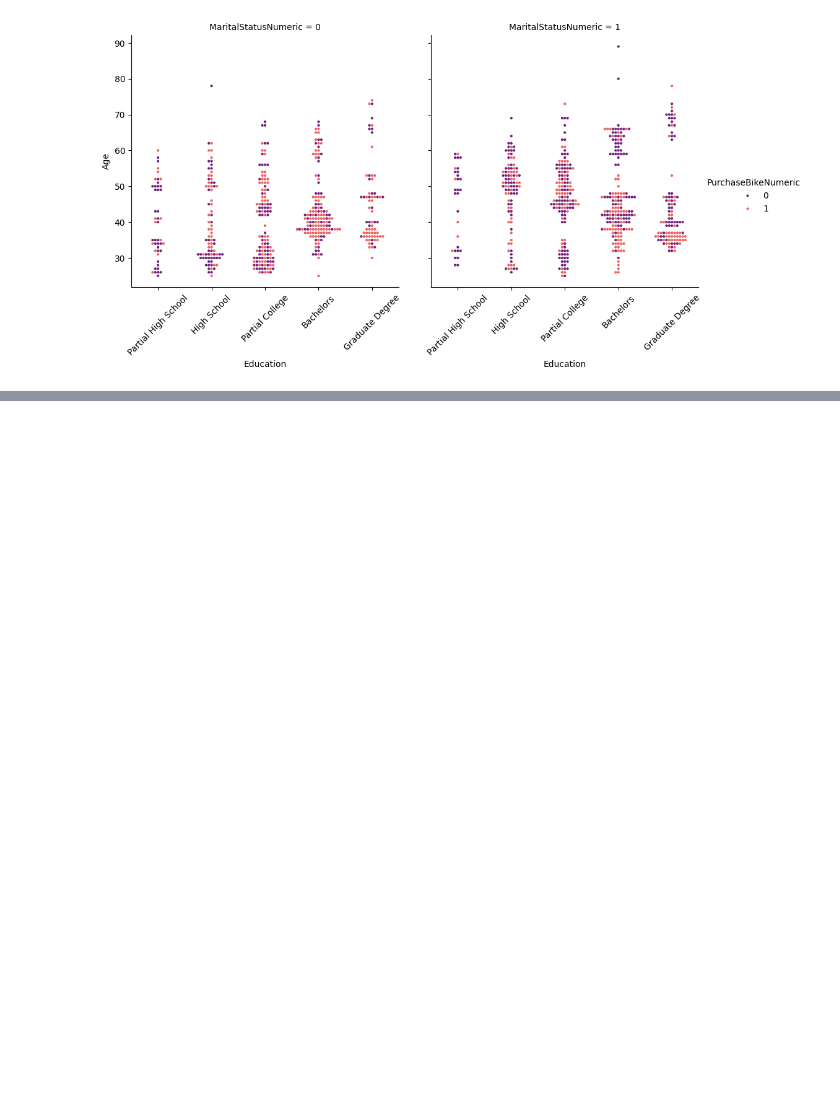
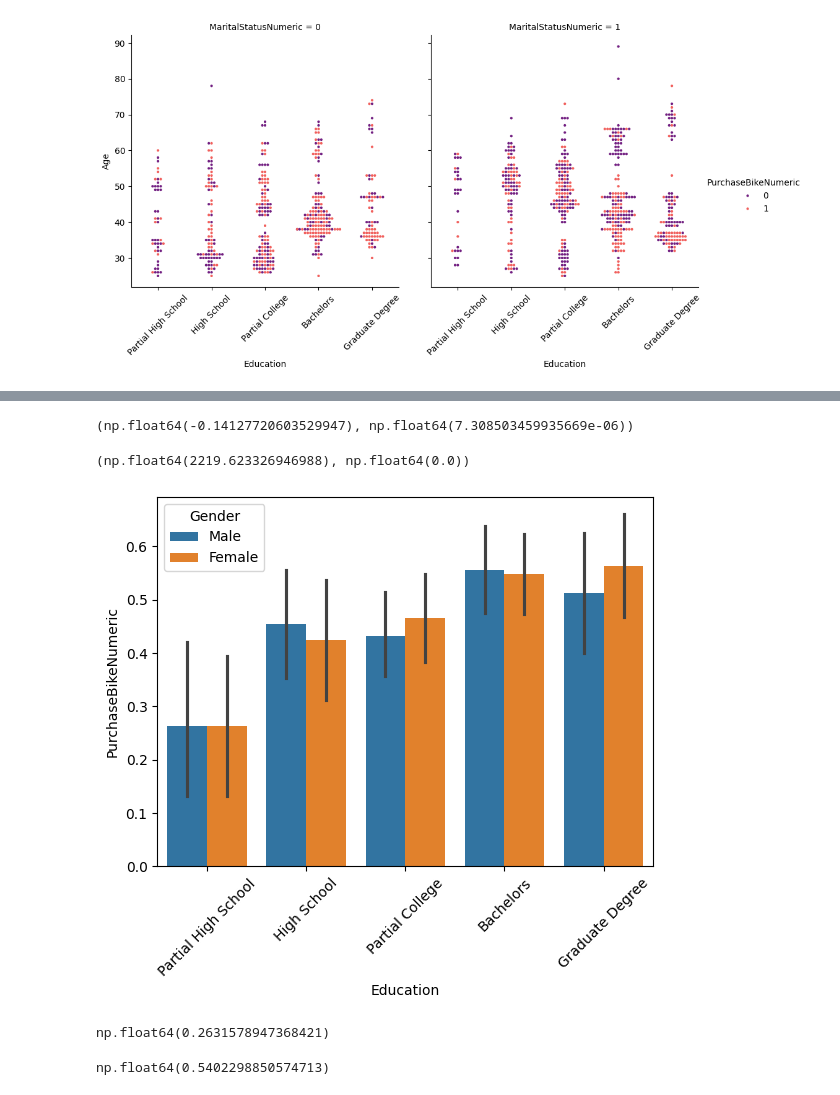
Before and after one commit to lewinskie254/eda, a Jupyter notebook: Anova_Link_2.ipynb, the cells around one changed output, grey strips where cells are left out. Saved outputs shown, nothing was run; the diff lists cells and outputs as text; code cells hidden in the pictures; blank space fills up the shorter version.

```diff
--- a/Anova_Link_2.ipynb
+++ b/Anova_Link_2.ipynb
@@ -329,0 +389,24 @@ viz.set_xticklabels(rotation=45);
+# %%
+r, p = stats.pearsonr(df['EducationNumeric'], df['PurchaseBikeNumeric'], )
+r, p
+# %% [output]
+(np.float64(-0.14127720603529947), np.float64(7.308503459935669e-06))
+# %%
+f, p = stats.f_oneway(df['EducationNumeric'], df['PurchaseBikeNumeric'])
+f, p
+# %% [output]
+(np.float64(2219.623326946988), np.float64(0.0))
+# %%
+viz = sns.barplot(df, x='Education', y='PurchaseBikeNumeric', order=['Partial High School', 'High School', 'Partial College','Bachelors', 'Graduate Degree'], hue='Gender');
+x= viz.get_xticklabels()
+viz.set_xticklabels(x, rotation=45);
+# %% [output]
+[figure, added]
+# %%
+df[df['Education'] == 'Partial High School']['PurchaseBikeNumeric'].mean()
+# %% [output]
+np.float64(0.2631578947368421)
+# %%
+df[df['Education'] == 'Graduate Degree']['PurchaseBikeNumeric'].mean()
+# %% [output]
+np.float64(0.5402298850574713)
```
Also changed, not shown: parts of 13 cells of this notebook.
